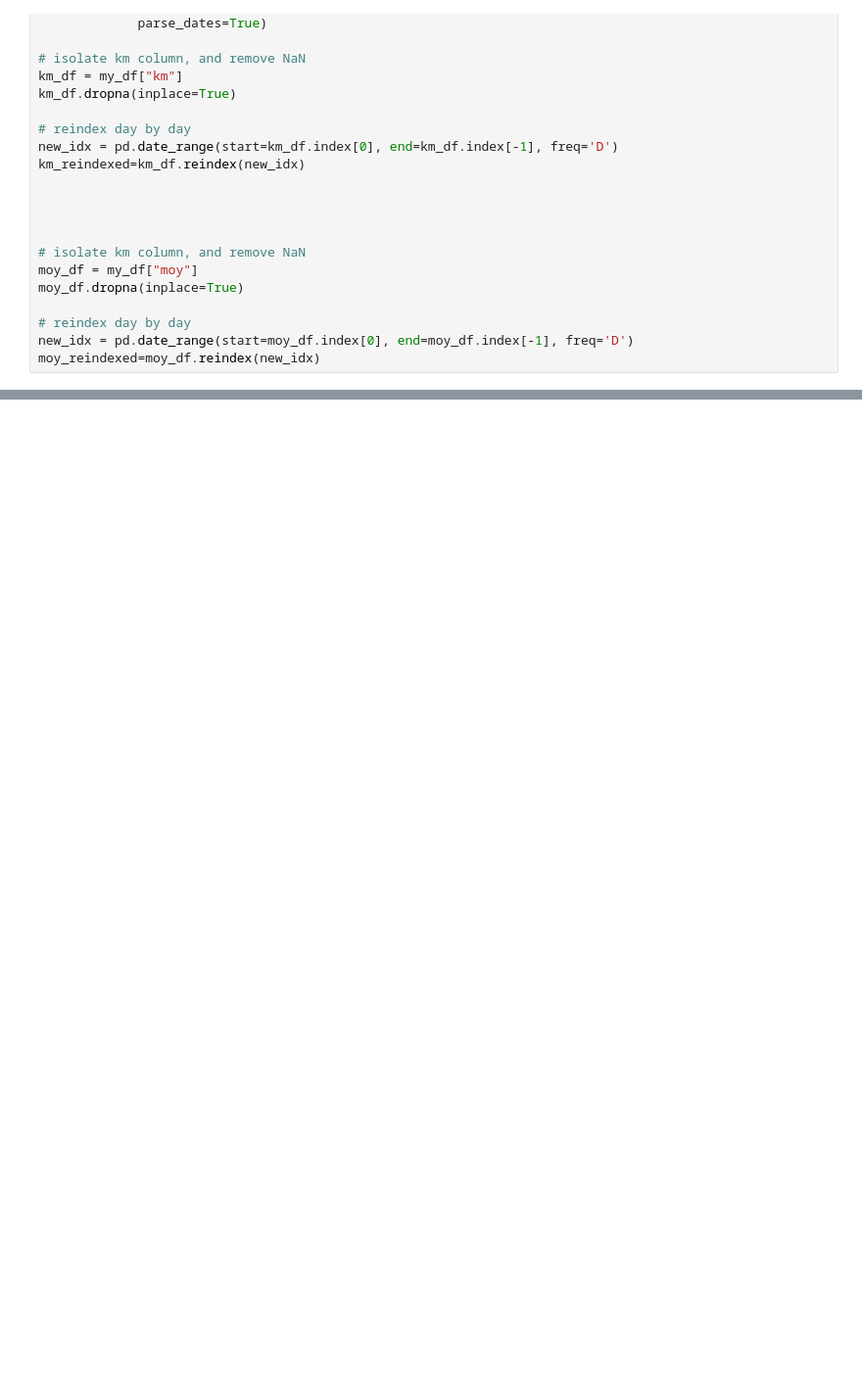
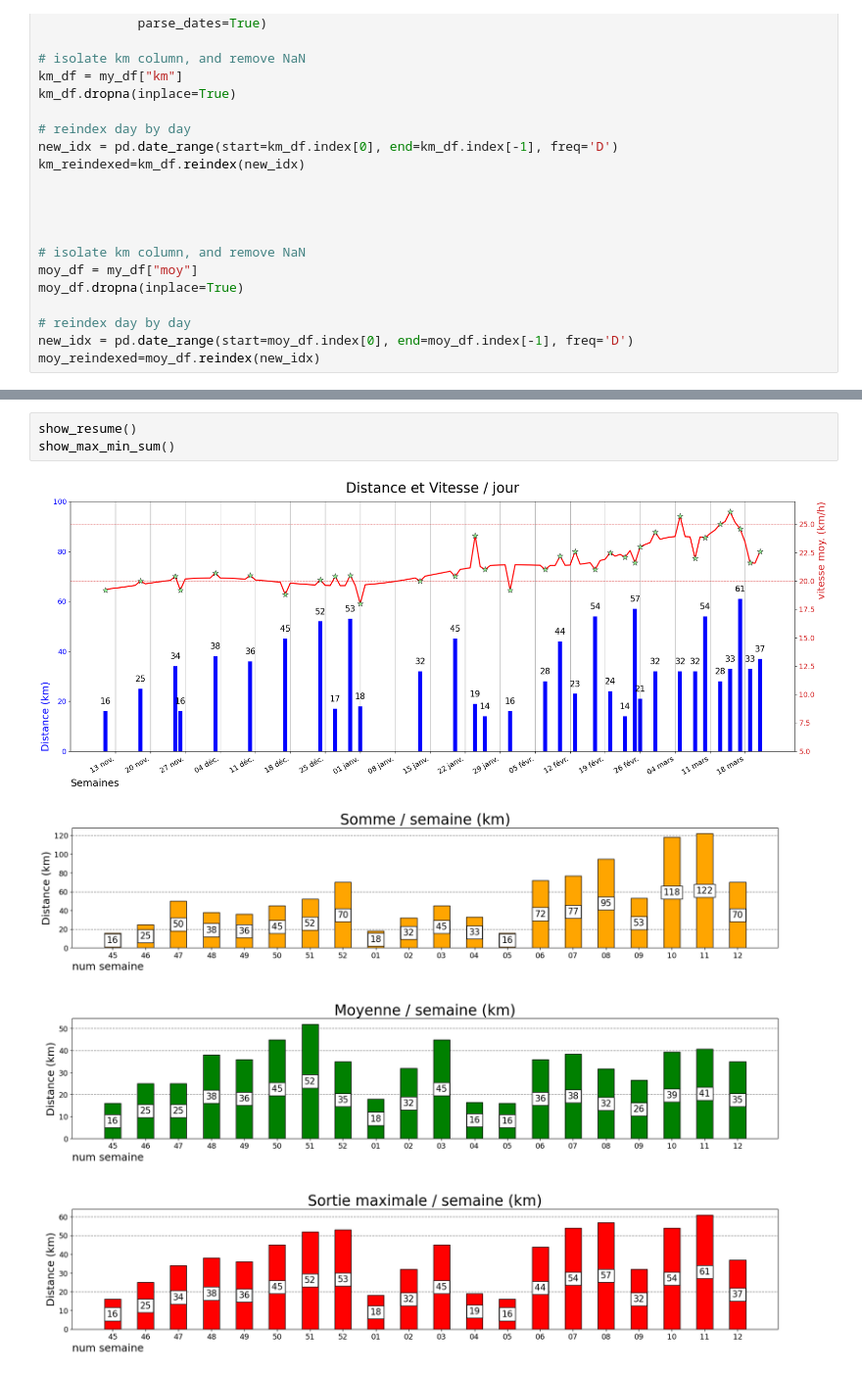
Before and after one commit to RichardHitier/visu-velo, a Jupyter notebook: notebooks/ReadPlotVelo.ipynb, the cells around one changed output, grey strips where cells are left out. Shown at 98% size. Drawn from its saved outputs; the diff is of its cells as text; blank space fills up the shorter version.

```diff
--- a/notebooks/ReadPlotVelo.ipynb
+++ b/notebooks/ReadPlotVelo.ipynb
@@ -146,0 +153,6 @@ for i, _meta in enumerate(figures_meta):
+# %%
+show_resume()
+show_max_min_sum()
+# %% [output]
+[figure, added]
+[figure, added]
```
Also changed, not shown: parts of 2 cells of this notebook.
